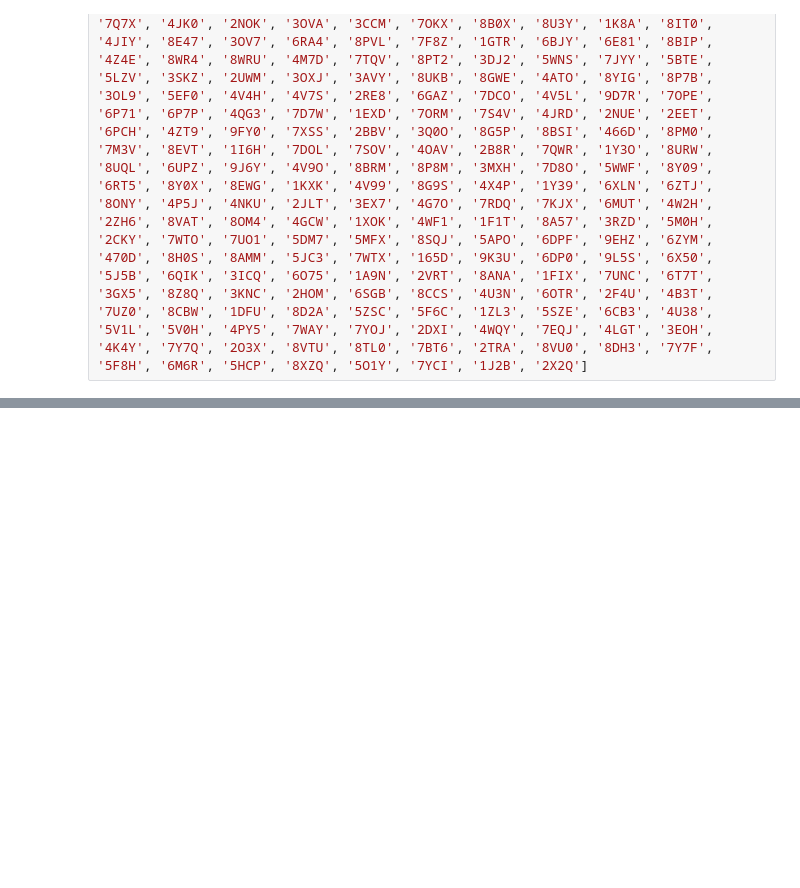
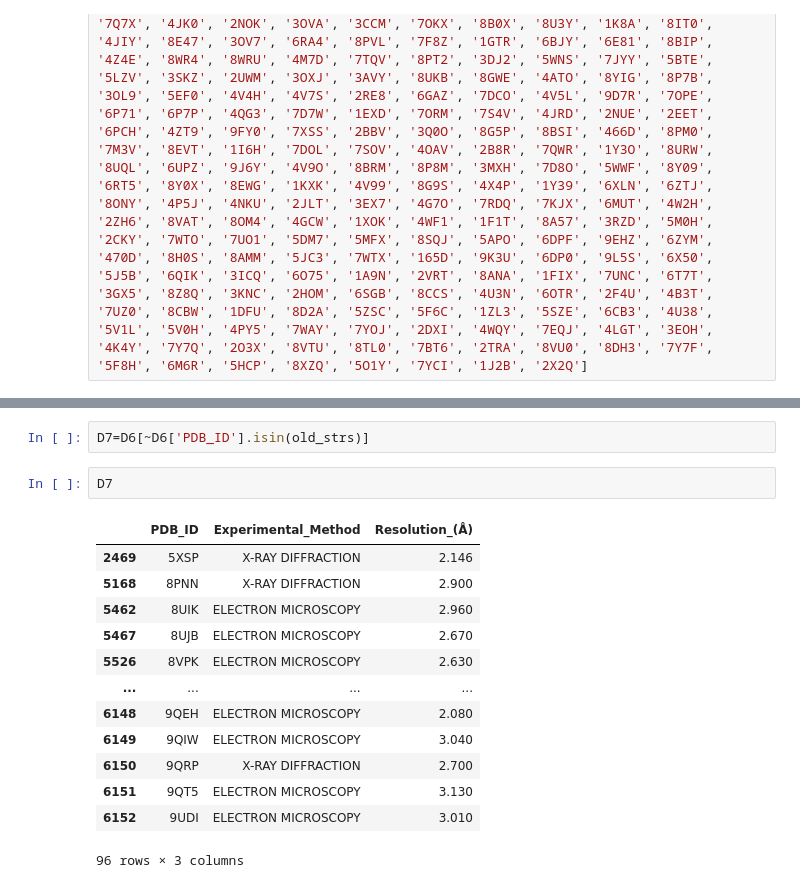
Before and after one commit to The-Bevilacqua-Lab/identify_Homo_base_pairs, a Jupyter notebook: scripts/characterize_structures.ipynb, the cells around one changed output, grey strips where cells are left out. Cells and saved outputs as stored; diff of their text form; blank space fills up the shorter version.

```diff
--- a/scripts/characterize_structures.ipynb
+++ b/scripts/characterize_structures.ipynb
@@ -155,0 +175,18 @@ old_strs= ['6JE3', '9GHB', '6C8L', '3R9X', '5SUP', '5HAB', '2OGM', '5HBY', '3K64
+# %%
+D7=D6[~D6['PDB_ID'].isin(old_strs)]
+# %%
+D7
+# %% [output]
+|  | PDB_ID | Experimental_Method | Resolution_(Å) |
+| 2469 | 5XSP | X-RAY DIFFRACTION | 2.146 |
+| 5168 | 8PNN | X-RAY DIFFRACTION | 2.900 |
+| 5462 | 8UIK | ELECTRON MICROSCOPY | 2.960 |
+| 5467 | 8UJB | ELECTRON MICROSCOPY | 2.670 |
+| 5526 | 8VPK | ELECTRON MICROSCOPY | 2.630 |
+| ... | ... | ... | ... |
+| 6148 | 9QEH | ELECTRON MICROSCOPY | 2.080 |
+| 6149 | 9QIW | ELECTRON MICROSCOPY | 3.040 |
+| 6150 | 9QRP | X-RAY DIFFRACTION | 2.700 |
+| 6151 | 9QT5 | ELECTRON MICROSCOPY | 3.130 |
+| 6152 | 9UDI | ELECTRON MICROSCOPY | 3.010 |
+96 rows × 3 columns
```
Also changed, not shown: parts of 2 cells of this notebook, 1 other file.
